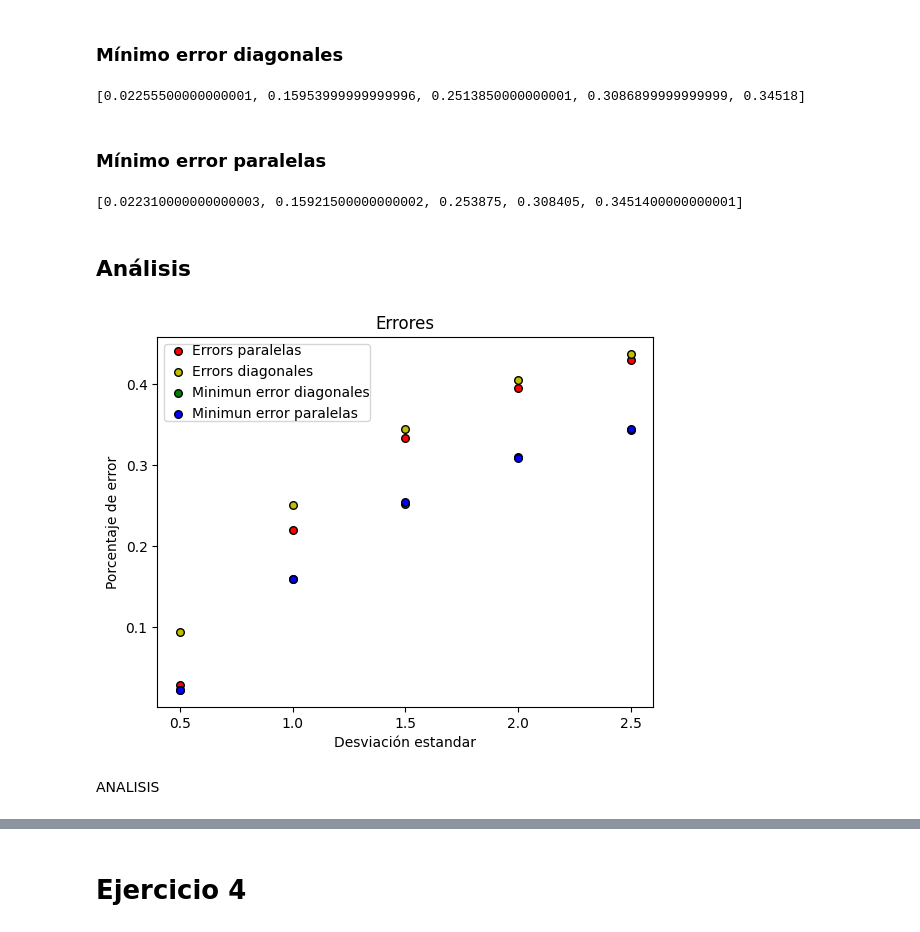
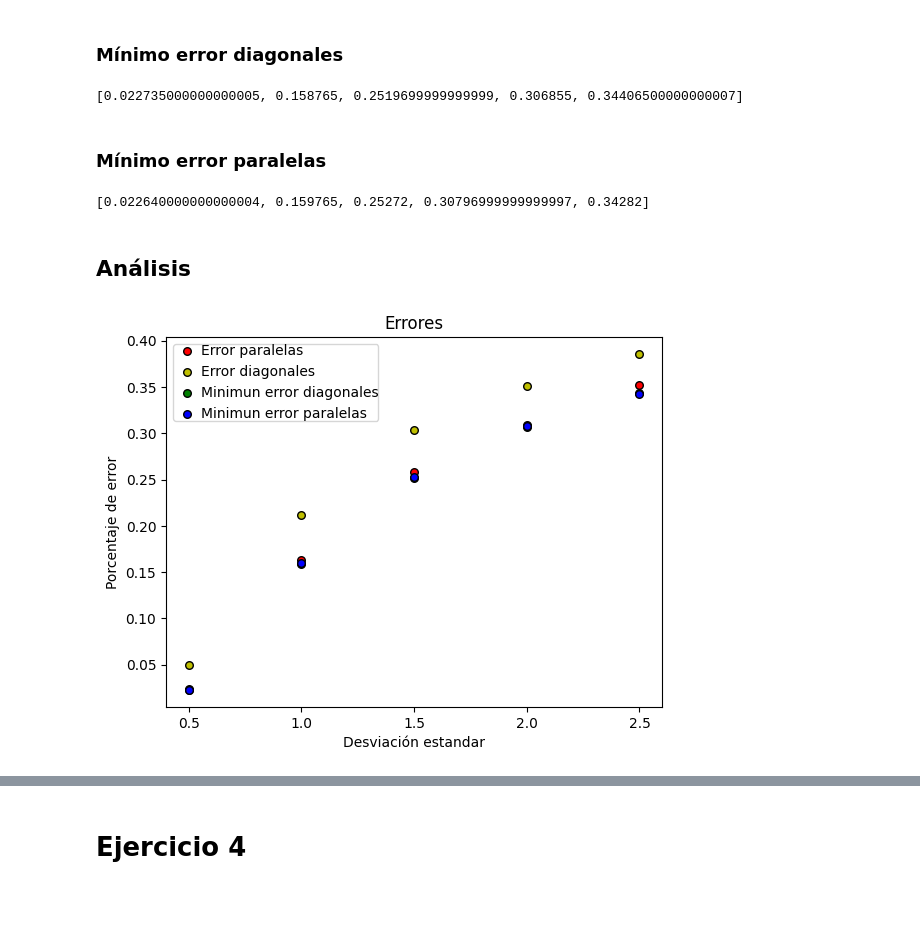
Before and after one commit to LautaroCerruti/ML-IAA-2024, a Jupyter notebook: TP1.ipynb, the cells around one changed output, grey strips where cells are left out. Drawn from its saved outputs; the diff is of its cells as text; code cells hidden in the pictures; blank space fills up the shorter version.

Commit message:
Analisis Ej2 y Ej3

```diff
--- a/TP1.ipynb
+++ b/TP1.ipynb
@@ -487,7 +505,7 @@ plt.show()
 # %%
 C_values = [0.5, 1.0, 1.5, 2.0, 2.5]
 d = 5
-n_training = 250
+n_training = 4000
 n_testing = 10000
 tree_count = 20
 # %%
@@ -549,6 +569,15 @@ for k, l in errors_diagonales.items():
 # %% [markdown]
 ### Prediccion mas simple
 # %%
+def class_predict(dm0, dm1):
+  if (dm0 < dm1):
+      return 0
+  else:
+    if (dm1 < dm0):
+      return 1
+    else: # El caso donde la distancia son iguales
+      return np.random.randint(2)
+
 def predict_by_distance_diagonales (d, data):
   prediction = []
   m0 = [-1]*d
@@ -556,16 +585,7 @@ def predict_by_distance_diagonales (d, data):
   for x in data:
     dm0 = math.dist(x, m0)
     dm1 = math.dist(x, m1)
-    if (dm0 < dm1):
-      prediction.append(0)
-    else:
-      if (dm1 < dm0):
-        prediction.append(1)
-      else: # El caso donde la distancia son iguales
-        if np.random.randint(2) == 0:
-          prediction.append(0)
-        else:
-          prediction.append(1)
+    prediction.append(class_predict(dm0, dm1))
   return prediction
 
 def predict_by_distance_paralelas (d, data):
@@ -575,16 +595,7 @@ def predict_by_distance_paralelas (d, data):
   for x in data:
     dm0 = math.dist(x, m0)
     dm1 = math.dist(x, m1)
-    if (dm0 < dm1):
-      prediction.append(0)
-    else:
-      if (dm1 < dm0):
-        prediction.append(1)
-      else: # El caso donde la distancia son iguales
-        if np.random.randint(2) == 0:
-          prediction.append(0)
-        else:
-          prediction.append(1)
+    prediction.append(class_predict(dm0, dm1))
   return prediction
 # %% [markdown]
 ### Mínimo error diagonales
@@ -607,7 +618,7 @@ for C in C_values:
 
 print(minimun_errors_diagonales)
 # %% [output]
-[0.02255500000000001, 0.15953999999999996, 0.2513850000000001, 0.3086899999999999, 0.34518]
+[0.022735000000000005, 0.158765, 0.2519699999999999, 0.306855, 0.34406500000000007]
 # %% [markdown]
 ### Mínimo error paralelas
 # %%
@@ -629,7 +640,7 @@ for C in C_values:
 
 print(minimun_errors_paralelas)
 # %% [output]
-[0.022310000000000003, 0.15921500000000002, 0.253875, 0.308405, 0.3451400000000001]
+[0.022640000000000004, 0.159765, 0.25272, 0.30796999999999997, 0.34282]
 # %% [markdown]
 ## Análisis
 # %%
@@ -637,7 +648,7 @@ plt.scatter(
     C_values,
     errors_paralelas_avg,
     c=['r'],
-    label="Errors paralelas",
+    label="Error paralelas",
     cmap=plt.cm.RdYlBu,
     edgecolor="black",
     s=30,
@@ -647,40 +658,38 @@ plt.scatter(
     C_values,
     errors_diagonales_avg,
     c=['y'],
-    label="Errors diagonales",
+    label="Error diagonales",
     cmap=plt.cm.RdYlBu,
     edgecolor="black",
     s=30,
 )
 
 plt.scatter(
     C_values,
     minimun_errors_diagonales,
     c=['g'],
     label="Minimun error diagonales",
     cmap=plt.cm.RdYlBu,
     edgecolor="black",
     s=30,
 )
 
 plt.scatter(
     C_values,
     minimun_errors_paralelas,
     c=['b'],
     label="Minimun error paralelas",
     cmap=plt.cm.RdYlBu,
     edgecolor="black",
     s=30,
 )
 
 plt.xticks(C_values, labels=[str(v) for v in C_values])
 
 plt.xlabel('Desviación estandar')
 plt.ylabel('Porcentaje de error')
 plt.legend(loc="upper left", borderpad=0, handletextpad=0)
 plt.title(f'Errores')
 plt.show()
 # %% [output]
-[figure, old version]
+[figure, new version]
-# %% [markdown]
-ANALISIS
```
Also changed, not shown: parts of 13 cells of this notebook.
